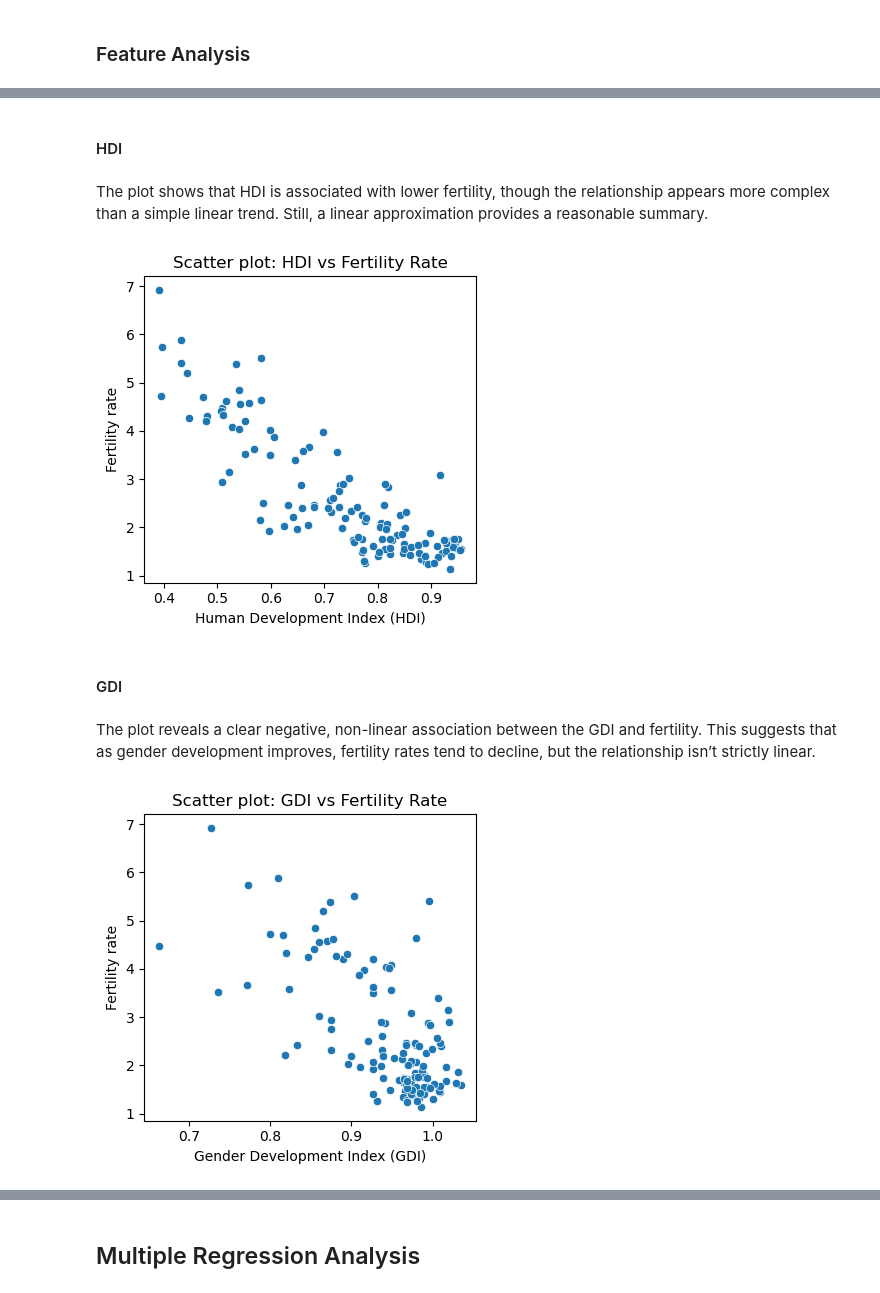
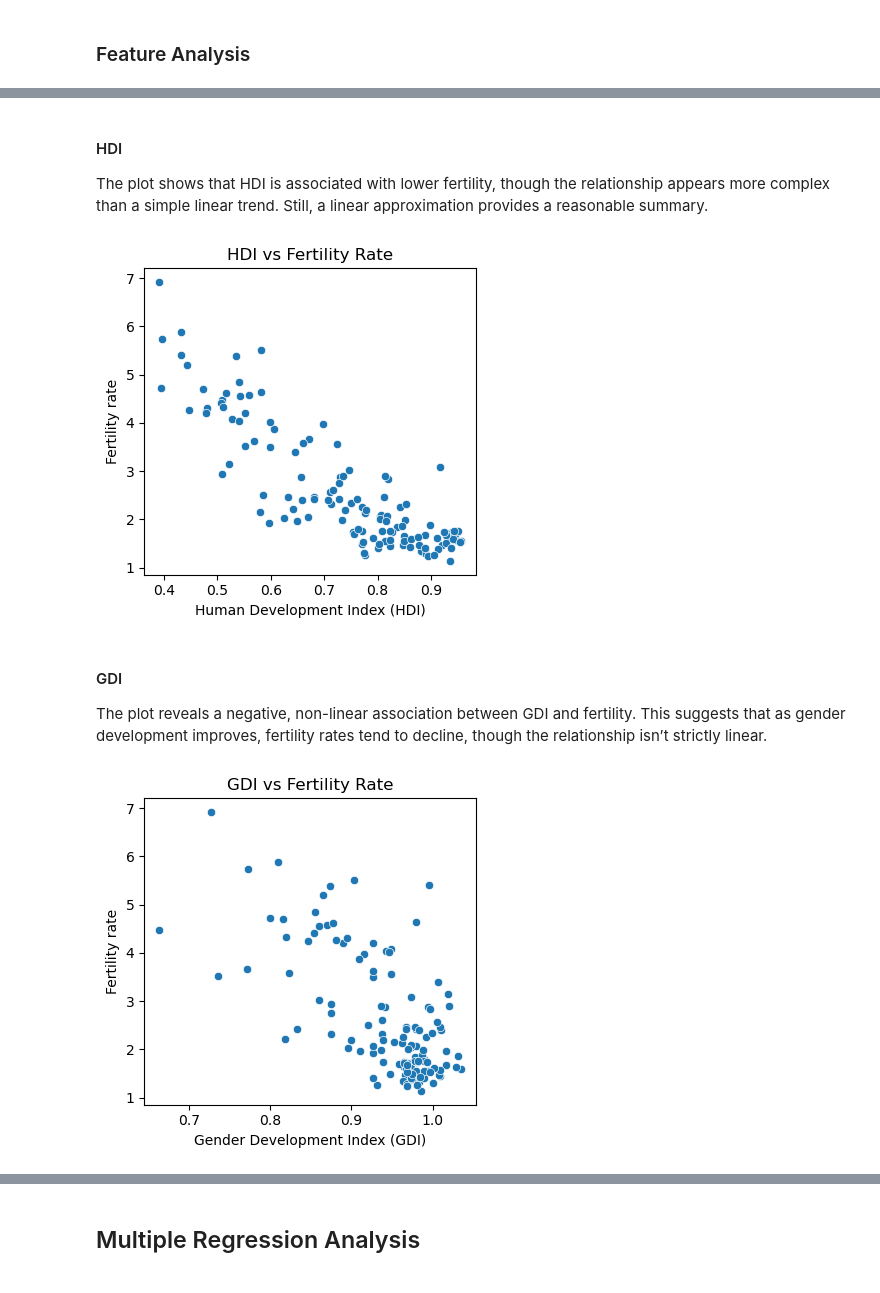
Before and after one commit to aliason/fertility-rates, a Jupyter notebook: final-project/project-final.ipynb, the cells around one changed output, grey strips where cells are left out. Drawn from its saved outputs; the diff is of its cells as text; code cells hidden in the pictures.

```diff
--- a/final-project/project-final.ipynb
+++ b/final-project/project-final.ipynb
@@ -318,28 +292,29 @@ plt.show()
-# %% [markdown]
-#### HDI
 # %% [markdown]
+#### HDI
+
 The plot shows that HDI is associated with lower fertility, though the relationship appears more complex than a simple linear trend. Still, a linear approximation provides a reasonable summary.
 # %%
 plt.figure(figsize=(4,4))
-sns.scatterplot(data=data, x="hdi", y="fertility_total")
+sns.scatterplot(data = data, x = "hdi", y = "fertility_total")
+
 plt.xlabel("Human Development Index (HDI)")
 plt.ylabel("Fertility rate")
-plt.title("Scatter plot: HDI vs Fertility Rate")
+plt.title("HDI vs Fertility Rate")
 plt.tight_layout()
 plt.show()
 # %% [output]
-[figure, old version]
+[figure, new version]
-# %% [markdown]
-#### GDI
 # %% [markdown]
-The plot reveals a clear negative, non-linear association between the GDI and fertility. This suggests that as gender development improves, fertility rates tend to decline, but the relationship isn’t strictly linear.
+#### GDI
+The plot reveals a negative, non-linear association between GDI and fertility. This suggests that as gender development improves, fertility rates tend to decline, though the relationship isn’t strictly linear.
 # %%
 plt.figure(figsize=(4,4))
-sns.scatterplot(data=data, x="gdi", y="fertility_total")
+sns.scatterplot(data = data, x = "gdi", y = "fertility_total")
+
 plt.xlabel("Gender Development Index (GDI)")
 plt.ylabel("Fertility rate")
-plt.title("Scatter plot: GDI vs Fertility Rate")
+plt.title("GDI vs Fertility Rate")
 plt.tight_layout()
 plt.show()
 # %% [output]
-[figure, old version]
+[figure, new version]
```
Also changed, not shown: parts of 61 cells of this notebook.
